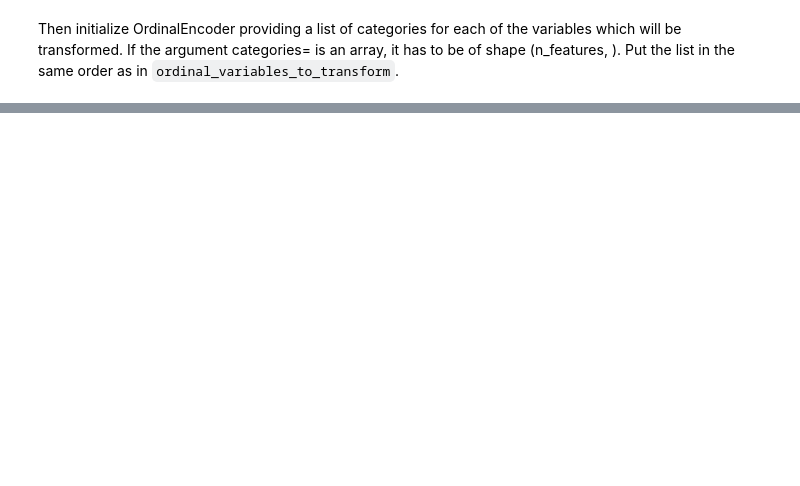
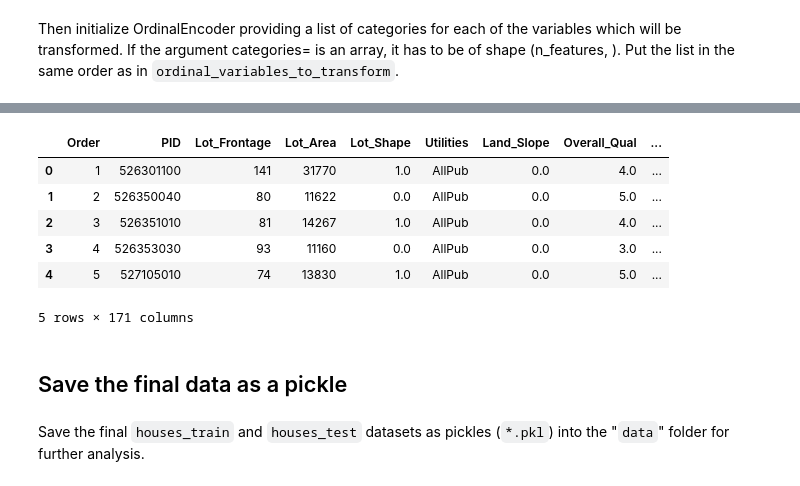
Before and after one commit to Mukhammadkodir27/Advanced_Python, a Jupyter notebook: Machine_Learning/Machine-Learning1.ipynb, the cells around one changed output, grey strips where cells are left out. Cells and saved outputs as stored; diff of their text form; code cells hidden in the pictures; blank space fills up the shorter version.

```diff
--- a/Machine_Learning/Machine-Learning1.ipynb
+++ b/Machine_Learning/Machine-Learning1.ipynb
@@ -468,0 +511,28 @@ encoder_ord = OrdinalEncoder(categories = [Lot_Shape_order,         # Lot_Shape
+# %%
+# transform the nominal variables
+# exclude from the list those which had nzv
+# variables_nzv is pandas.core.series.Series - we need a list below
+nominal_variables_left = [var for var in nominal_variables
+                          if var not in variables_nzv.tolist()]
+# %%
+# one-hot encoding using the pandas get_dummies()
+# train
+houses_train = pd.get_dummies(houses_train,
+                              columns = nominal_variables_left,
+                              drop_first = True,
+                              dtype = int) # bool by default
+# test
+houses_test = pd.get_dummies(houses_test,
+                             columns = nominal_variables_left,
+                             drop_first = True,
+                             dtype = int)
+# %%
+houses_test.head()
+# %% [output]
+|  | Order | PID | Lot_Frontage | Lot_Area | Lot_Shape | Utilities | Land_Slope | Overall_Qual | ... |
+| 0 | 1 | 526301100 | 141 | 31770 | 1.0 | AllPub | 0.0 | 4.0 | ... |
+| 1 | 2 | 526350040 | 80 | 11622 | 0.0 | AllPub | 0.0 | 5.0 | ... |
+| 2 | 3 | 526351010 | 81 | 14267 | 1.0 | AllPub | 0.0 | 4.0 | ... |
+| 3 | 4 | 526353030 | 93 | 11160 | 0.0 | AllPub | 0.0 | 3.0 | ... |
+| 4 | 5 | 527105010 | 74 | 13830 | 1.0 | AllPub | 0.0 | 5.0 | ... |
+5 rows × 171 columns
@@ -468,0 +541,4 @@ encoder_ord = OrdinalEncoder(categories = [Lot_Shape_order,         # Lot_Shape
+# %% [markdown]
+## Save the final data as a pickle
+# %% [markdown]
+Save the final `houses_train` and `houses_test` datasets as pickles (`*.pkl`) into the "`data`" folder for further analysis.
```
Also changed, not shown: parts of 12 cells of this notebook.
